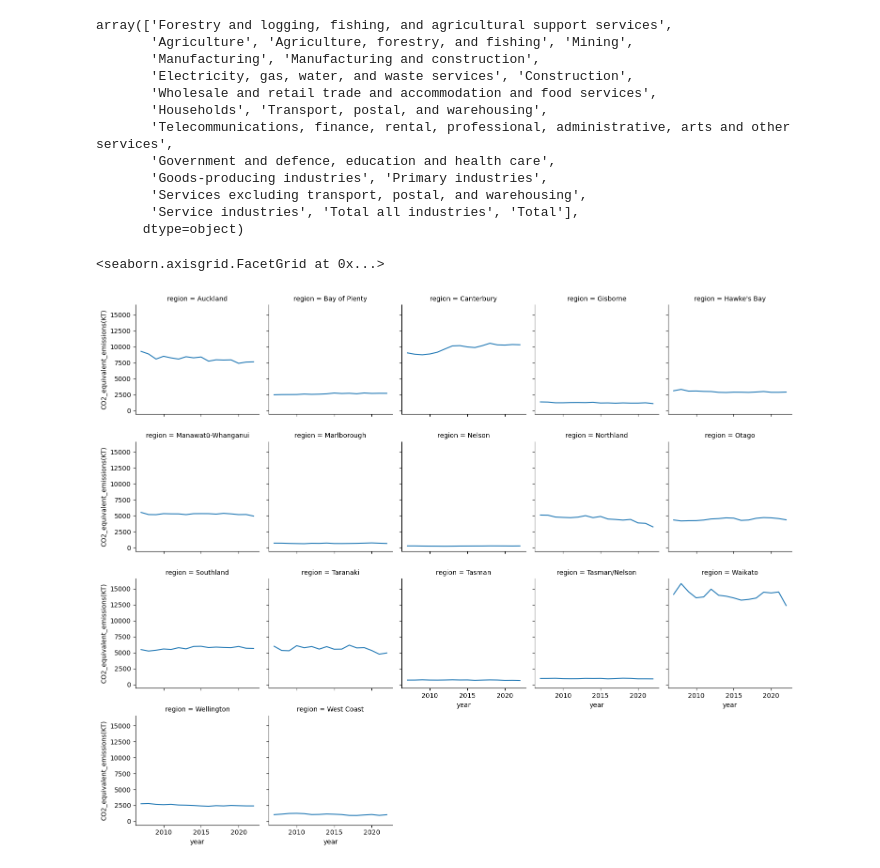
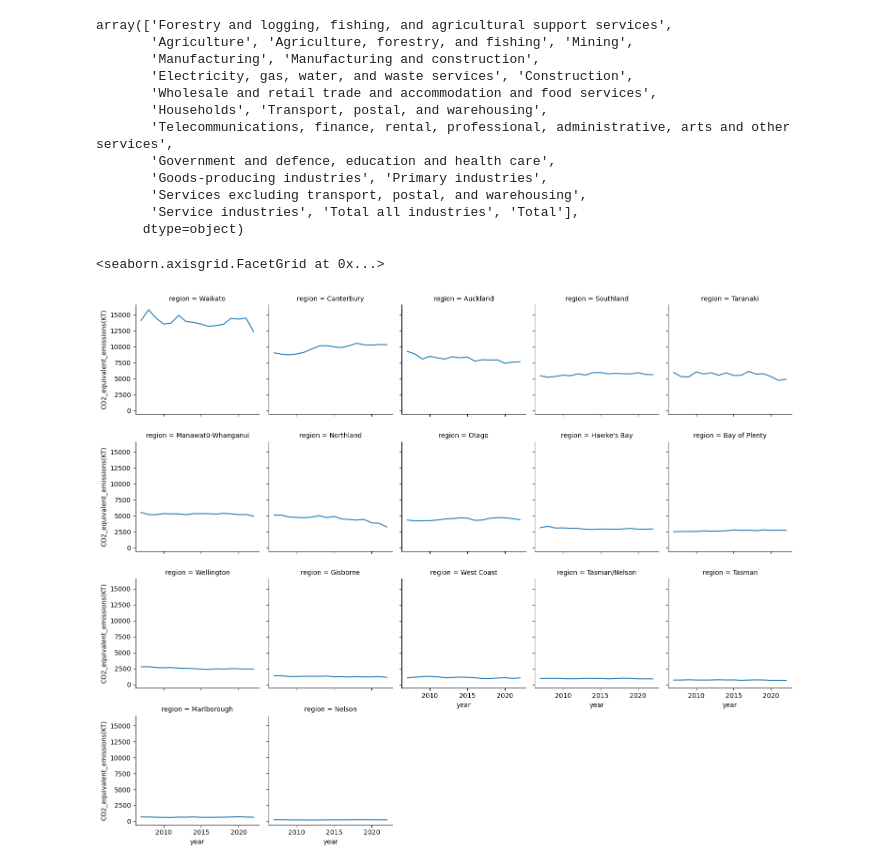
Before and after one commit to MiyukiMaxwell/Greenhouse-Gas, a Jupyter notebook: greenhouse.ipynb, the cells around one changed output. Drawn from its saved outputs; the diff is of its cells as text; code cells hidden in the pictures.

Commit message:
Facet plots ordered
Ordered from region with the most greenhouse gas released to
least to see the most polluting regions first

```diff
--- a/greenhouse.ipynb
+++ b/greenhouse.ipynb
@@ -105,9 +105,13 @@ array(['Forestry and logging, fishing, and agricultural support services',
 # %%
 #create a facetplot of the total GHG emissions for each region through time
 subset_df = greenhouse_df[greenhouse_df['anzsic_descriptor']=='Total all industries']
 
-g = sns.FacetGrid(data=subset_df, col='region', margin_titles=True, col_wrap=5)
+# Group by region and sum GHG emissions, then sort the regions based on total emissions
+total_emissions_per_region = subset_df.groupby('region')['CO2_equivalent_emissions(KT)'].sum()
+sorted_regions = total_emissions_per_region.sort_values(ascending=False).index.tolist()
+
+g = sns.FacetGrid(data=subset_df, col='region', margin_titles=True, col_wrap=5, col_order=sorted_regions)
 g.map(plt.plot, "year", "CO2_equivalent_emissions(KT)")
 # %% [output]
 <seaborn.axisgrid.FacetGrid at 0x...>
-[figure, old version]
+[figure, new version]
```
